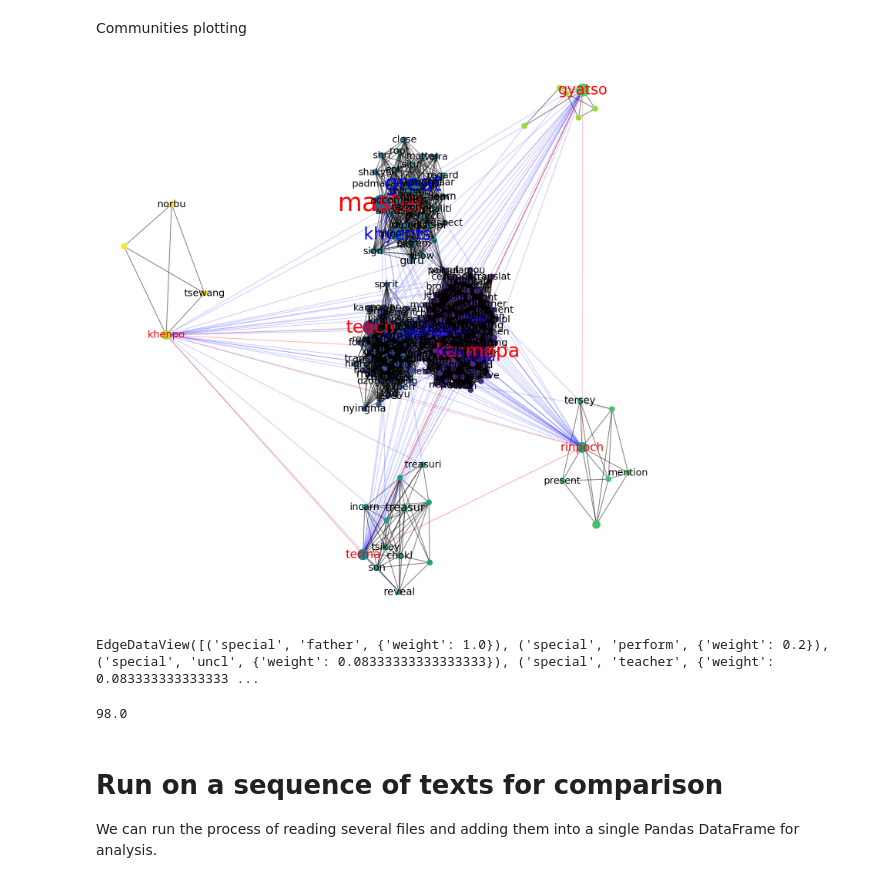
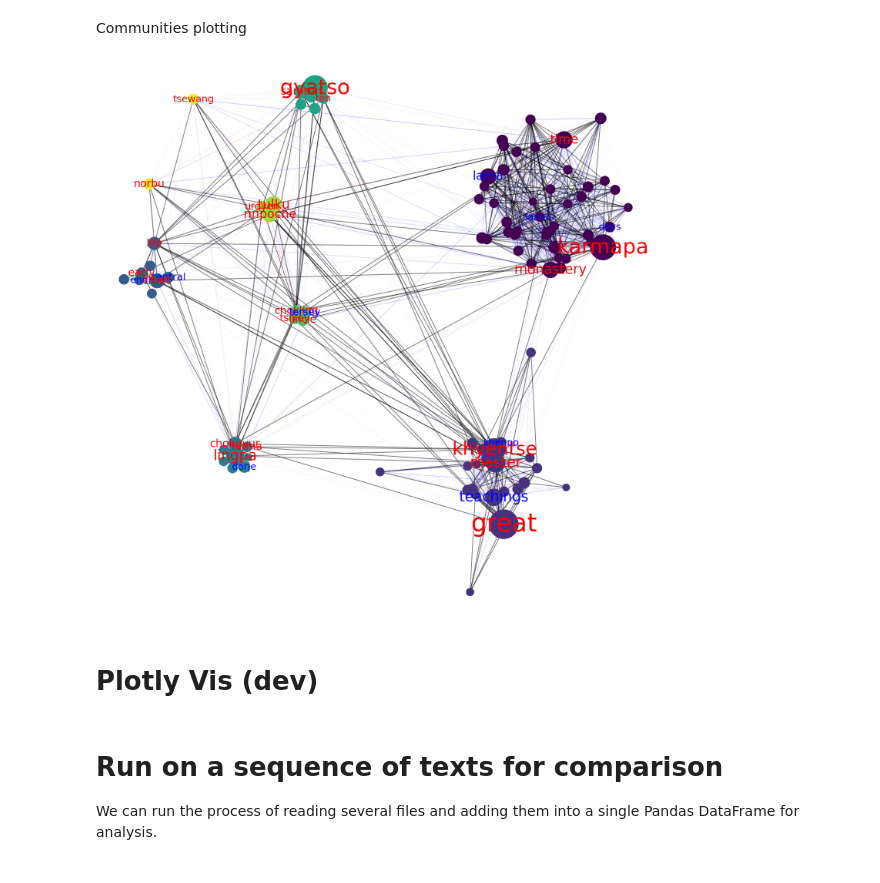
Before and after one commit to Uiuran/text-network-notebooks, a Jupyter notebook: textnet.ipynb, the cells around one changed output. Drawn from its saved outputs; the diff is of its cells as text; code cells hidden in the pictures.

```diff
--- a/textnet.ipynb
+++ b/textnet.ipynb
@@ -43,4 +40,4 @@ text = fileobj.read()
 # %% [markdown]
 Then create a discoursebias Text object, sending in the text and the name of the file as identifier for later use.
 # %%
-experiment = did.TextNetwork(text, fname, stemmer="porter", max_nodes=250, plot=False)
+experiment = did.TextNetwork(text, name, stemmer="porter", stem=False, max_nodes=100, window = 10, plot=False, lang="en")
@@ -104,8 +50,0 @@ degrees
-# %%
-# Must hack discoursediversity to add degree column to bc_top_all pandas DataFrame
-
-degree = []
-for node in experiment.bc_top_all['node']:
-  degree.append(degrees[node])
-degree=pd.Series(degree,name='degree')
-experiment.bc_top_all=pd.concat([experiment.bc_top_all,degree],axis=1)
@@ -309,13 +53,7 @@ class TextnetVis:
 # %%
-vis=TextnetVis(experiment)
+vis=did.TextnetVis(experiment)
 vis.plot_textnet()
 # %% [output]
-[figure, old version]
+[figure, new version]
-# %%
-experiment.cutoffUnGraph.edges.data()
-# %% [output]
-EdgeDataView([('special', 'father', {'weight': 1.0}), ('special', 'perform', {'weight': 0.2}), ('special', 'uncl', {'weight': 0.08333333333333333}), ('special', 'teacher', {'weight': 0.083333333333333 ...
-# %%
-experiment.bc_top_all.set_index('node').loc['ritual']['degree']
-# %% [output]
-98.0
+# %% [markdown]
+# Plotly Vis (dev)
```
Also changed, not shown: parts of 21 cells of this notebook, 25 other files.
